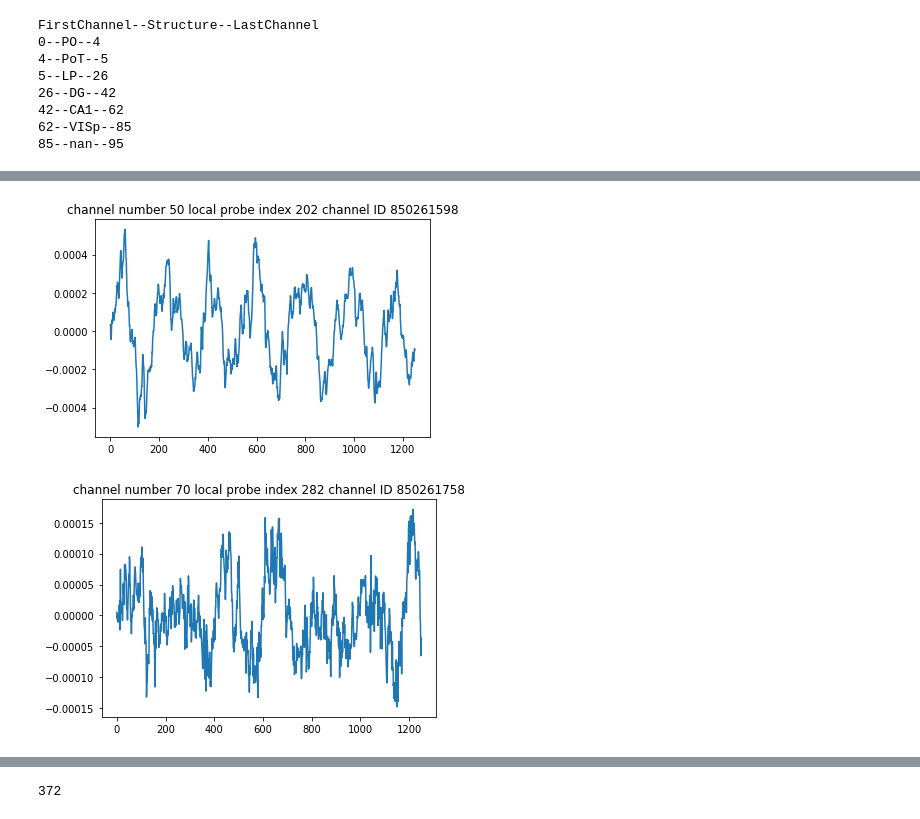
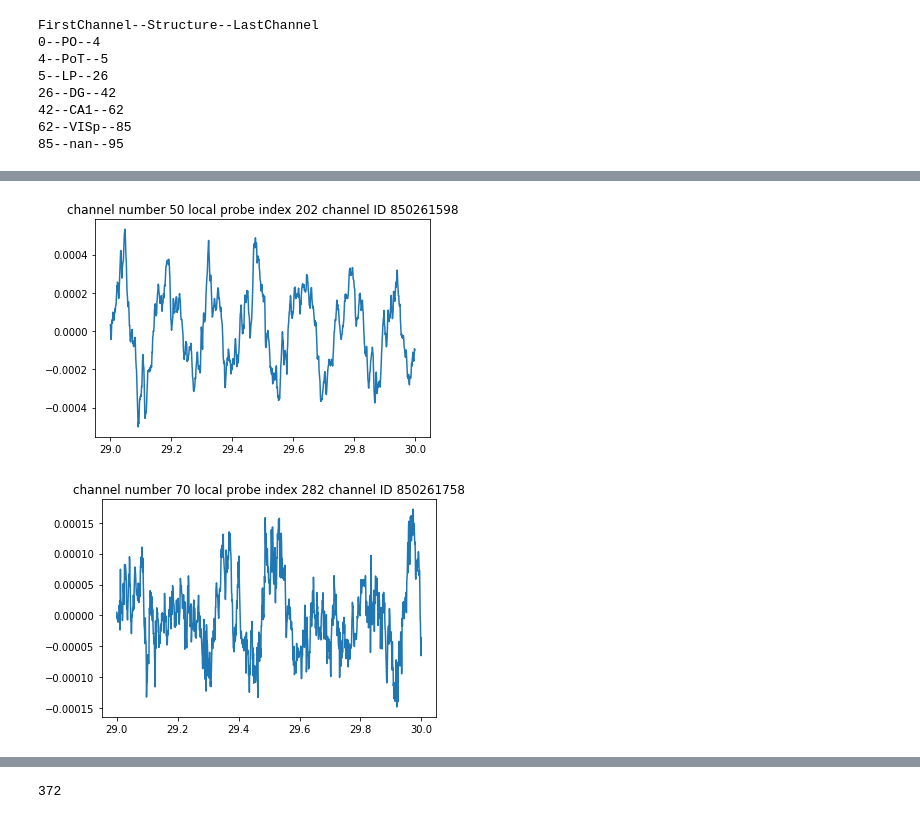
Before and after one commit to ikharitonov/allen-neuropixel-LFPs, a Jupyter notebook: session_715093703.ipynb, the cells around one changed output, grey strips where cells are left out. Cells and saved outputs as stored; diff of their text form; code cells hidden in the pictures.

```diff
--- a/session_715093703.ipynb
+++ b/session_715093703.ipynb
@@ -177,17 +140,17 @@ LFP time traces for structure CA1
 # %%
-window1 = np.where(np.logical_and(lfp["time"] < 30, lfp["time"] >= 29))[0]
+lfp_slice = lfp.sel(time=slice(29,30))
 
 channel_num = 50 # CA1
-plt.title(f"channel number {channel_num} local probe index {list(lfp_channel_dict.keys())[channel_num]} channel ID {lfp_channel_dict[list(lfp_channel_dict.keys())[channel_num]]}")
-window2 = np.where(lfp['channel']==lfp_channel_dict[list(lfp_channel_dict.keys())[channel_num]])[0]
-plt.plot(lfp[{"channel": window2, "time":window1}])
+channel_id = lfp_channel_dict[list(lfp_channel_dict.keys())[channel_num]]
+plt.title(f"channel number {channel_num} local probe index {list(lfp_channel_dict.keys())[channel_num]} channel ID {channel_id}")
+plt.plot(lfp_slice.time, lfp_slice.sel(channel=channel_id))
 plt.show()
 
 channel_num = 70 # VISp
-plt.title(f"channel number {channel_num} local probe index {list(lfp_channel_dict.keys())[channel_num]} channel ID {lfp_channel_dict[list(lfp_channel_dict.keys())[channel_num]]}")
-window2 = np.where(lfp['channel']==lfp_channel_dict[list(lfp_channel_dict.keys())[channel_num]])[0]
-plt.plot(lfp[{"channel": window2, "time":window1}])
+channel_id = lfp_channel_dict[list(lfp_channel_dict.keys())[channel_num]]
+plt.title(f"channel number {channel_num} local probe index {list(lfp_channel_dict.keys())[channel_num]} channel ID {channel_id}")
+plt.plot(lfp_slice.time, lfp_slice.sel(channel=channel_id))
 plt.show()
 # %% [output]
-[figure, old version]
+[figure, new version]
-[figure, old version]
+[figure, new version]
```
Also changed, not shown: parts of 14 cells of this notebook, 1 other file.
